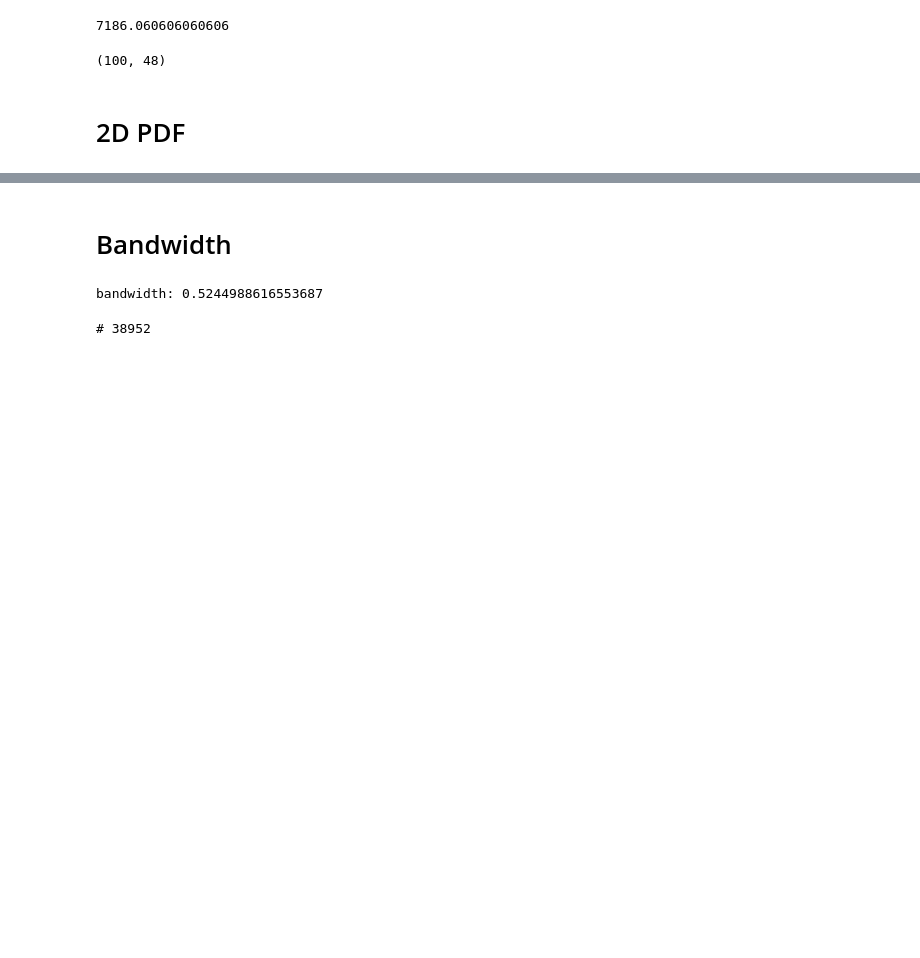
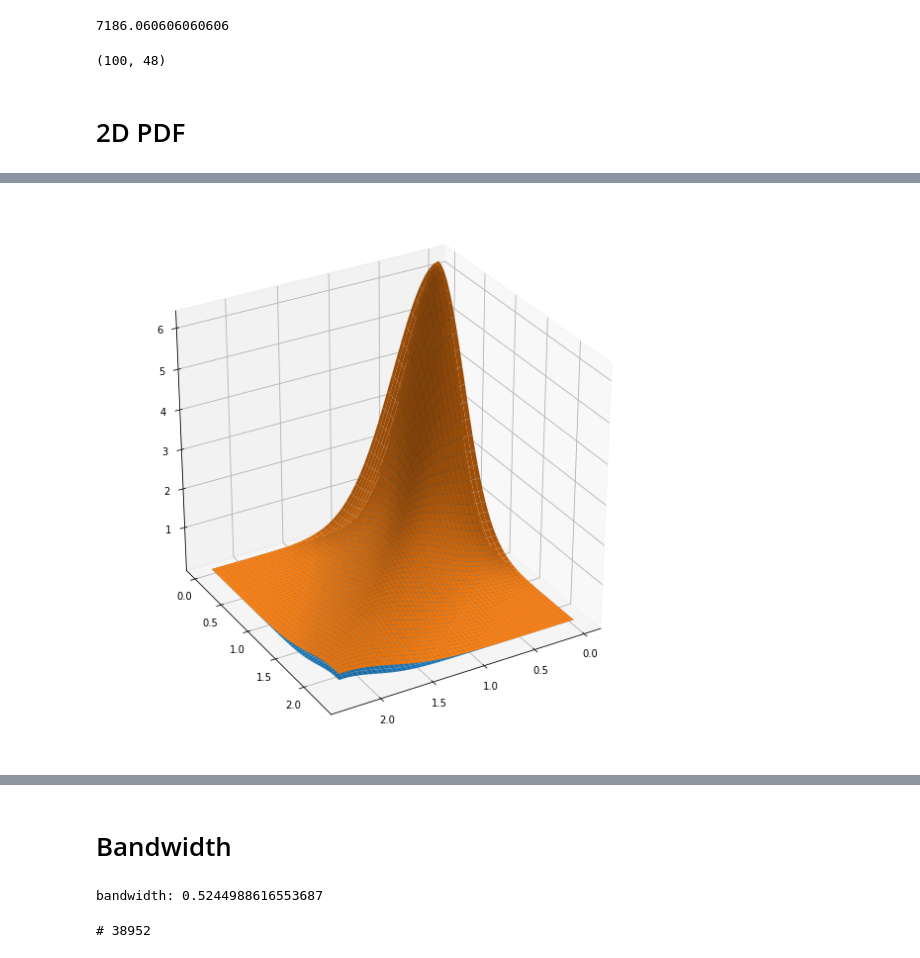
Before and after one commit to McWilliamsCenter/halo_cnn, a Jupyter notebook: notebooks/catalog.ipynb, the cells around one changed output, grey strips where cells are left out. Cells and saved outputs as stored; diff of their text form; code cells hidden in the pictures; blank space fills up the shorter version.

```diff
--- a/notebooks/catalog.ipynb
+++ b/notebooks/catalog.ipynb
@@ -1016,0 +1014,13 @@ plt.colorbar()
+# %%
+cat = contam_cat
+
+par = {'shape':(48,48)}
+
+mesh = np.mgrid[-cat.par['vcut'] : cat.par['vcut'] : par['shape'][0]*1j,
+                0 : cat.par['aperture'] : par['shape'][1]*1j
+                ]
+
+sample = np.vstack([mesh[0].ravel(), mesh[1].ravel()]) # Sample at fixed intervals. Used to sample pdfs
+
+def scott_bandwidth(N, d):
+    return N**(-1./(d+4))
@@ -1016,0 +1206,54 @@ plt.colorbar()
+# %%
+# WRONG
+
+bandwidth=0.4
+
+i = np.random.randint(len(cat))
+
+
+memb = np.ndarray(shape=(3,cat.prop.loc[i, 'Ngal']))
+
+memb[0,:] = cat.gal[i]['vlos']
+memb[1,:] = cat.gal[i]['xproj']
+memb[2,:] = cat.gal[i]['yproj']
+
+
+h = bandwidth*memb[1:,:].std(axis=1)
+
+def integrand(R, th, Ri):
+    return np.exp(-1/2. * ((R *np.cos(th) - Ri)**2/(h[0]**2)+ (R*np.sin(th))**2/(h[1]**2)
+                 ))
+
+R = np.linspace(0,2.3,50)
+Ri = np.linspace(0,2.3,50)
+fun_map = np.empty((R.size, Ri.size))
+
+for i in range(R.size):
+    for j in range(Ri.size):
+        fun_map[i,j] = scipy.integrate.quad(lambda x: integrand(R[i],x,Ri[j]), 0, 2*np.pi)[0]
+
+fig = plt.figure()
+ax = fig.gca(projection='3d')
+
+X,Y = np.meshgrid(R,Ri)
+Z = fun_map
+surf = ax.plot_surface(X,Y,Z)
+
+
+hxy = np.sqrt(h[0]**2 + h[1]**2)
+def fun(R, Ri):
+    return 2*np.pi*np.exp( (R**2+ Ri**2)/(-2*hxy**2) ) * scipy.special.iv(0, R*Ri/(hxy**2) )
+
+fun_map = np.empty((R.size, Ri.size))
+
+for i in range(R.size):
+    for j in range(Ri.size):
+        fun_map[i,j] = fun(R[i],Ri[j])
+
+X,Y = np.meshgrid(R,Ri)
+Z = fun_map
+surf = ax.plot_surface(X,Y,Z)
+
+ax.view_init(azim=60)
+# %% [output]
+[figure, added]
```
Also changed, not shown: parts of 18 cells of this notebook, 12 other files.
